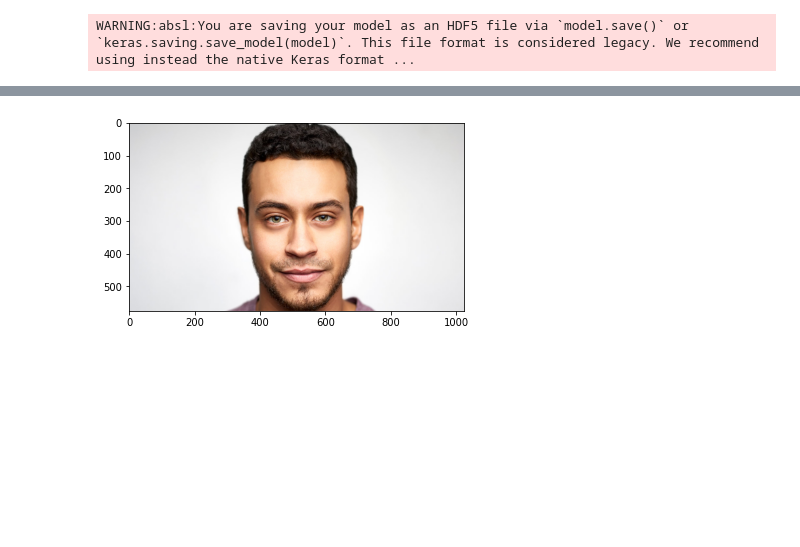
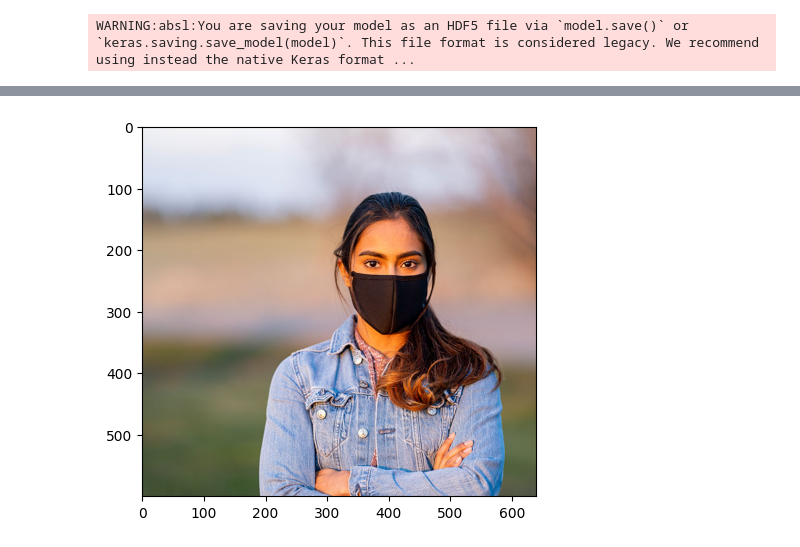
Before and after one commit to Prempujara/Counter-App, a Jupyter notebook: Face-Mask-Detection/notebook/Fase_mask.ipynb, the cells around one changed output, grey strips where cells are left out. Drawn from its saved outputs; the diff is of its cells as text; code cells hidden in the pictures; blank space fills up the shorter version.

```diff
--- a/Face-Mask-Detection/notebook/Fase_mask.ipynb
+++ b/Face-Mask-Detection/notebook/Fase_mask.ipynb
@@ -236,3 +242,3 @@ Person Not Wearing A Mask
 # %%
-test_image_mask_nomask("/content/drive/MyDrive/Colab Notebooks/1_Fase_mask_project/model_finel_test_data/000.jpg")
+test_image_mask_nomask("/content/drive/MyDrive/test/Test/Mask/mask-myths.jpg")
 # %% [output]
@@ -240,2 +247,2 @@ Person Not Wearing A Mask
-[figure, old version]
+[figure, new version]
 # %%
```
Also changed, not shown: parts of 18 cells of this notebook.
